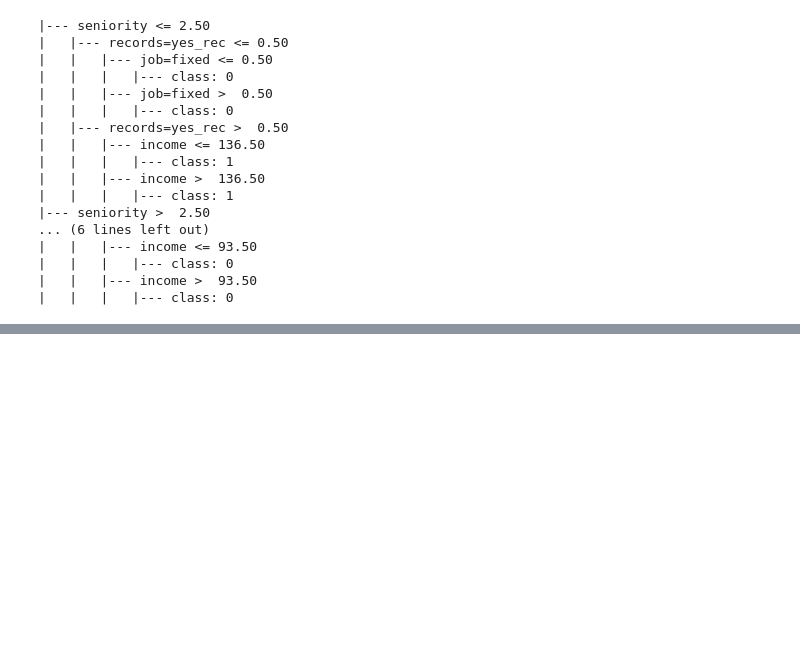
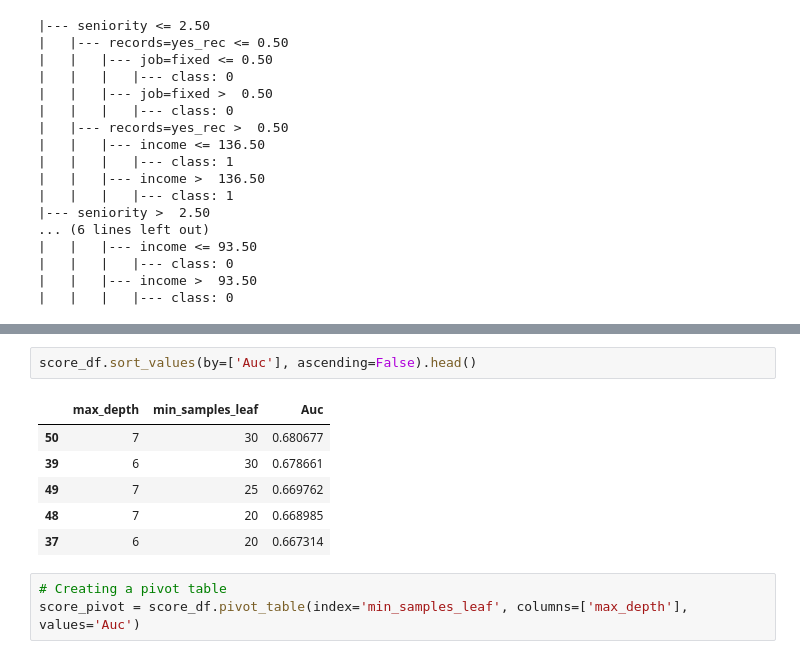
Before and after one commit to madhuri-15/mlbookcamp-homeworks, a Jupyter notebook: Week6-Trees & ensembles/credit_score.ipynb, the cells around one changed output, grey strips where cells are left out. Cells and saved outputs as stored; diff of their text form; blank space fills up the shorter version.

```diff
--- a/Week6-Trees & ensembles/credit_score.ipynb
+++ b/Week6-Trees & ensembles/credit_score.ipynb
@@ -335,0 +359,12 @@ print(export_text(clf, feature_names=dv.get_feature_names_out().tolist()))
+# %%
+score_df.sort_values(by=['Auc'], ascending=False).head()
+# %% [output]
+|  | max_depth | min_samples_leaf | Auc |
+| 50 | 7 | 30 | 0.680677 |
+| 39 | 6 | 30 | 0.678661 |
+| 49 | 7 | 25 | 0.669762 |
+| 48 | 7 | 20 | 0.668985 |
+| 37 | 6 | 20 | 0.667314 |
+# %%
+# Creating a pivot table
+score_pivot = score_df.pivot_table(index='min_samples_leaf', columns=['max_depth'], values='Auc')
```
Also changed, not shown: parts of 7 cells of this notebook.
